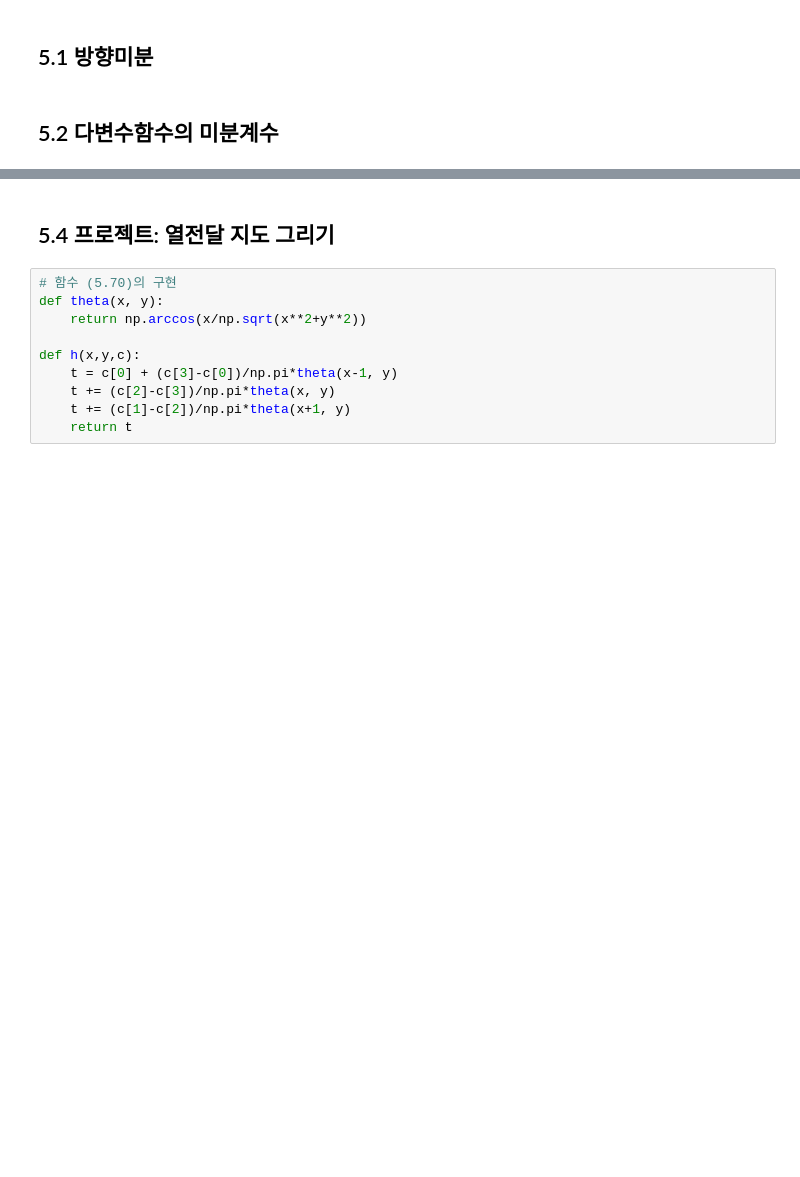
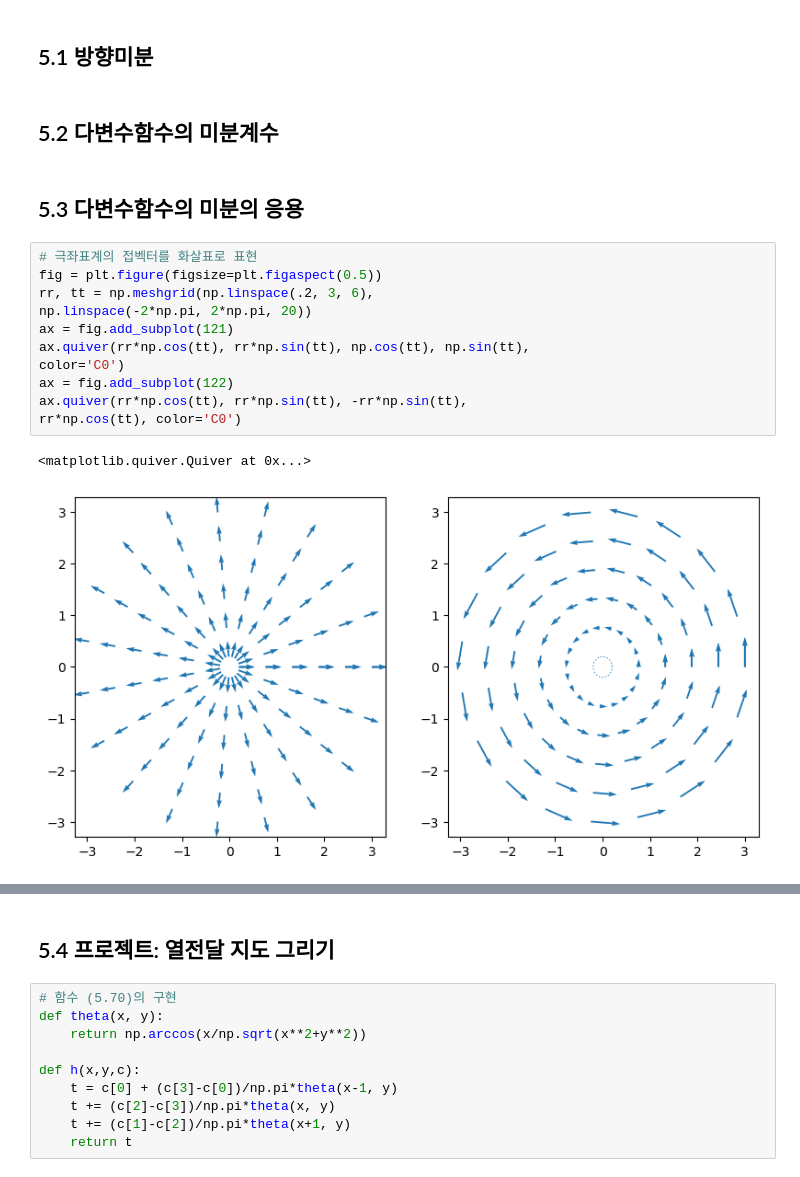
Before and after one commit to HyosangKang/calculus, a Jupyter notebook: ch-5.ipynb, the cells around one changed output, grey strips where cells are left out. Saved outputs shown, nothing was run; the diff lists cells and outputs as text; blank space fills up the shorter version.

```diff
--- a/ch-5.ipynb
+++ b/ch-5.ipynb
@@ -11,4 +8,20 @@ if not os.path.exists('img/ch-5'):
 ## 5.1 방향미분
 # %% [markdown]
 ## 5.2 다변수함수의 미분계수
+# %% [markdown]
+## 5.3 다변수함수의 미분의 응용
+# %%
+# 극좌표계의 접벡터를 화살표로 표현
+fig = plt.figure(figsize=plt.figaspect(0.5))
+rr, tt = np.meshgrid(np.linspace(.2, 3, 6),
+np.linspace(-2*np.pi, 2*np.pi, 20))
+ax = fig.add_subplot(121)
+ax.quiver(rr*np.cos(tt), rr*np.sin(tt), np.cos(tt), np.sin(tt),
+color='C0')
+ax = fig.add_subplot(122)
+ax.quiver(rr*np.cos(tt), rr*np.sin(tt), -rr*np.sin(tt),
+rr*np.cos(tt), color='C0')
+# %% [output]
+<matplotlib.quiver.Quiver at 0x...>
+[figure, added]
 # %%
```
Also changed, not shown: parts of 5 cells of this notebook, 7 other files.
